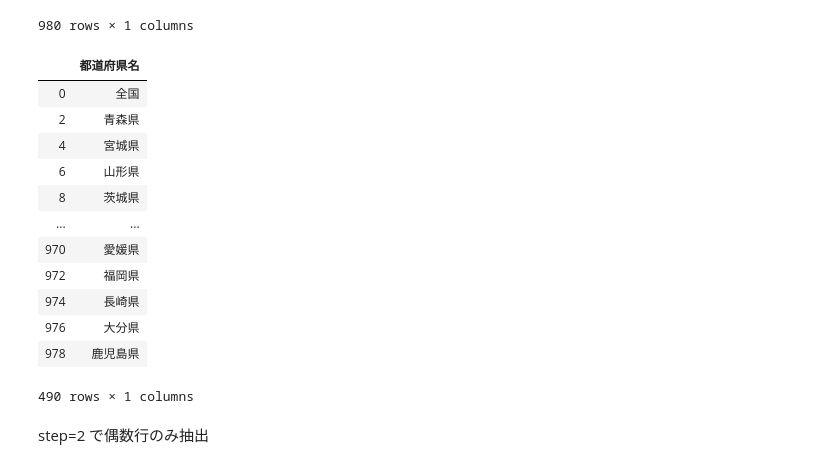
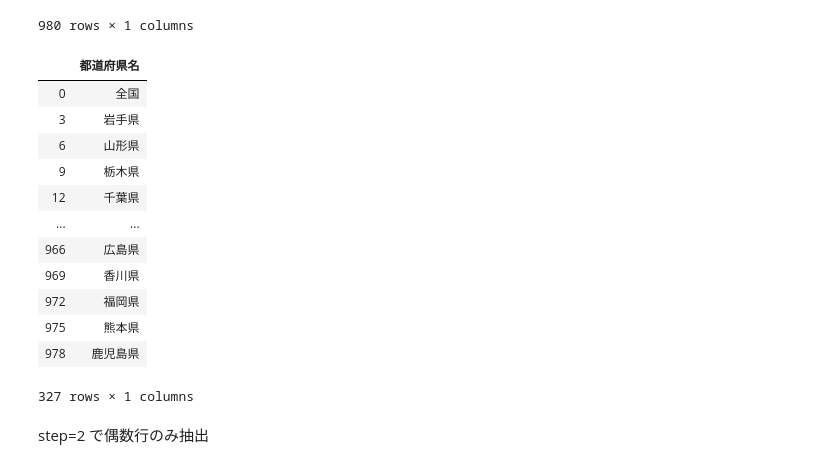
Before and after one commit to androbo-pythonlab/machine-learning, a Jupyter notebook: kobayu/0815_Pandas&Matplotlib.ipynb, the cells around one changed output. Saved outputs shown, nothing was run; the diff lists cells and outputs as text; code cells hidden in the pictures.

```diff
--- a/kobayu/0815_Pandas&Matplotlib.ipynb
+++ b/kobayu/0815_Pandas&Matplotlib.ipynb
@@ -238,21 +253,21 @@ pd.DataFrame(df.iloc[:,1])
 | 979 | 沖縄県 |
 980 rows × 1 columns
 # %%
-pd.DataFrame(df.iloc[::2,1])
+pd.DataFrame(df.iloc[::3,1])
 # %% [output]
 |  | 都道府県名 |
 | 0 | 全国 |
-| 2 | 青森県 |
-| 4 | 宮城県 |
+| 3 | 岩手県 |
 | 6 | 山形県 |
-| 8 | 茨城県 |
+| 9 | 栃木県 |
+| 12 | 千葉県 |
 | ... | ... |
-| 970 | 愛媛県 |
+| 966 | 広島県 |
+| 969 | 香川県 |
 | 972 | 福岡県 |
-| 974 | 長崎県 |
-| 976 | 大分県 |
+| 975 | 熊本県 |
 | 978 | 鹿児島県 |
-490 rows × 1 columns
+327 rows × 1 columns
 # %% [markdown]
 step=2 で偶数行のみ抽出
 # %%
```
Also changed, not shown: parts of 15 cells of this notebook.
